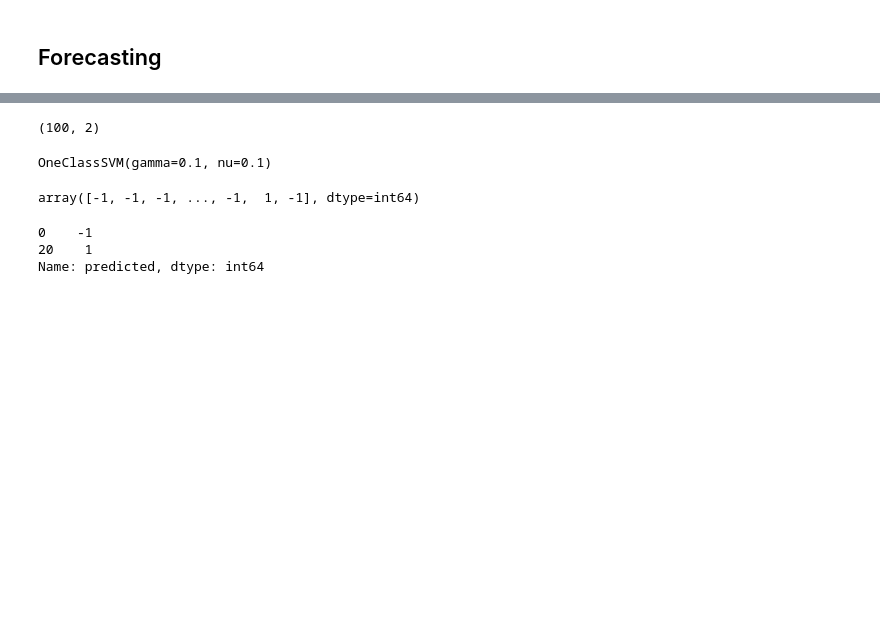
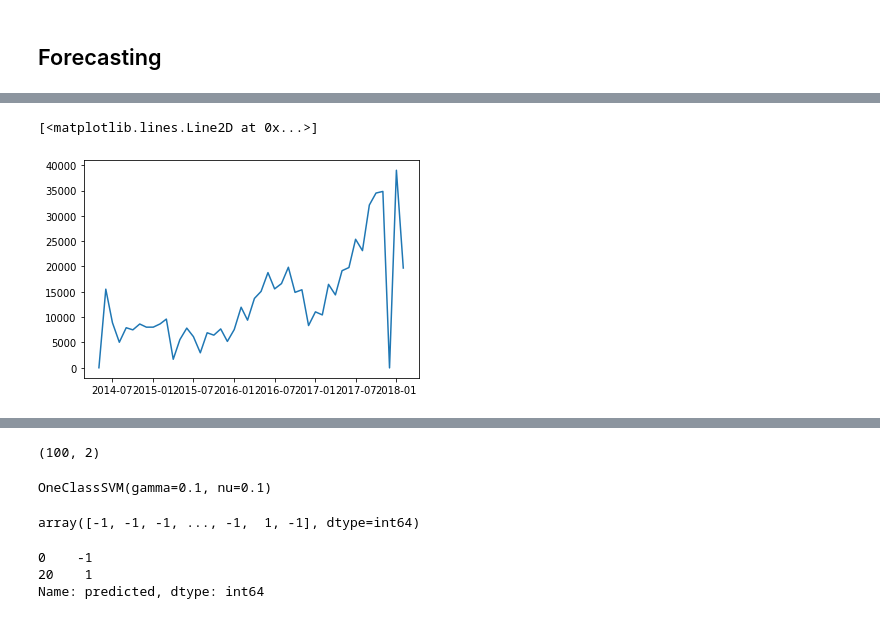
Before and after one commit to julioportellah/task2-financial-data, a Jupyter notebook: purchase_analysis.ipynb, the cells around one changed output, grey strips where cells are left out. Drawn from its saved outputs; the diff is of its cells as text; code cells hidden in the pictures; blank space fills up the shorter version.

```diff
--- a/purchase_analysis.ipynb
+++ b/purchase_analysis.ipynb
@@ -269,0 +278,4 @@ plt.show()
+# %%
+data_consolidated_cleared = data_consolidated_with_bounds.copy()
+data_consolidated_cleared = data_consolidated_cleared.loc[data_consolidated_cleared.IsOutlier == False]
+data_consolidated_cleared.shape[0]
@@ -269,0 +291,7 @@ plt.show()
+# %%
+timed_data = data_consolidated_cleared[['TRANS DATE','ORIGINAL GROSS AMT']]
+timed_data = timed_data.rename(columns={"TRANS DATE": "date", "ORIGINAL GROSS AMT": "purchase"})
+timed_data.head()
+timed_data_train = timed_data.loc[timed_data.date < datetime.datetime(2017,1,1)]
+timed_data_train = timed_data_train.loc[timed_data.date > datetime.datetime(2014,5,31)]
+#timed_data_train = timed_data.copy()
@@ -269,0 +321,5 @@ plt.show()
+# %%
+tst = timed_data_train.groupby('date')['purchase'].sum().reset_index()
+tst = tst.set_index('date')
+y2 = tst['purchase'].resample('MS').mean()
+y2
@@ -269,0 +344,5 @@ plt.show()
+# %%
+plt.plot(y2)
+# %% [output]
+[<matplotlib.lines.Line2D at 0x...>]
+[figure, added]
```
Also changed, not shown: parts of 49 cells of this notebook, 22 other files.
